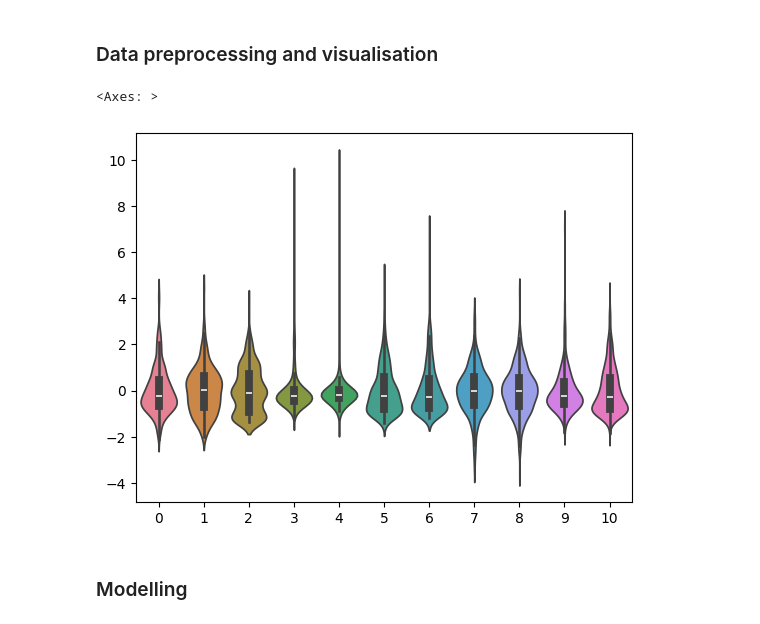
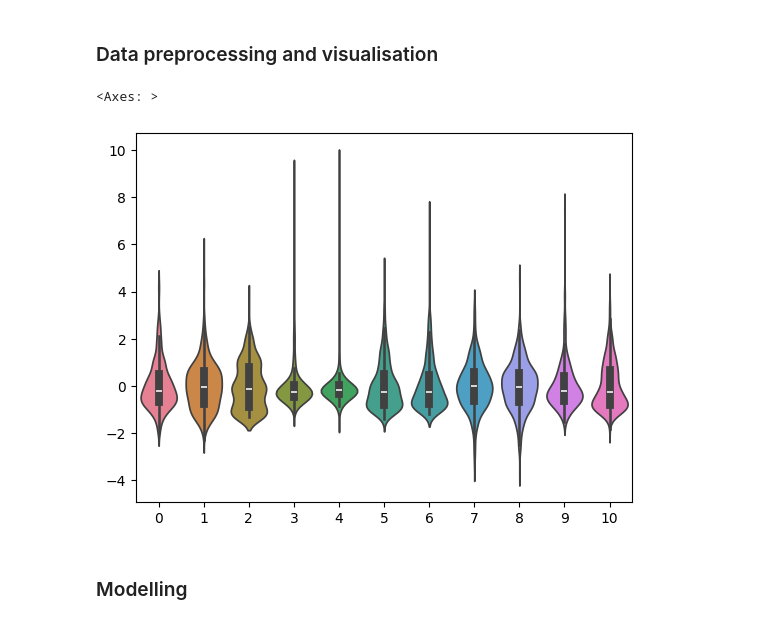
Before and after one commit to JohannesStandal/DAT200, a Jupyter notebook: CA3/CA3_template.ipynb, the cells around one changed output. Saved outputs shown, nothing was run; the diff lists cells and outputs as text; code cells hidden in the pictures.

```diff
--- a/CA3/CA3_template.ipynb
+++ b/CA3/CA3_template.ipynb
@@ -27,4 +27,4 @@ sns.pairplot(df_visual,  hue='quality', plot_kws={'s':5})
 # %% [markdown]
 ### Data cleaning
 # %%
-df_train.dropna(axis=0)
+df_train = df_train.dropna(axis=0)
@@ -47,16 +33,22 @@ df_train.dropna(axis=0)
 # %%
 x_train = df_train.drop(['quality', 'Id'], axis=1)
 y_train = df_train['quality']
 
-X_train, X_test, Y_train, Y_test = sk.model_selection.train_test_split(x_train, y_train, test_size=0.2, random_state=42)
+X_train, X_test, Y_train, Y_test = sk.model_selection.train_test_split(
+    x_train, y_train,
+    test_size=0.2,
+    random_state=41
+)
 
-X_train_scaled = sk.preprocessing.StandardScaler().fit_transform(X_train)
-X_test_scaled = sk.preprocessing.StandardScaler().fit_transform(X_test)
+scaler = sk.preprocessing.StandardScaler()
+
+X_train_scaled = scaler.fit_transform(X_train)
+X_test_scaled = scaler.transform(X_test)
 
 sns.violinplot(X_train_scaled)
 # %% [output]
 <Axes: >
-[figure, old version]
+[figure, new version]
 # %% [markdown]
 ### Modelling
 # %%
```
Also changed, not shown: parts of 4 cells of this notebook, 1 other file.
